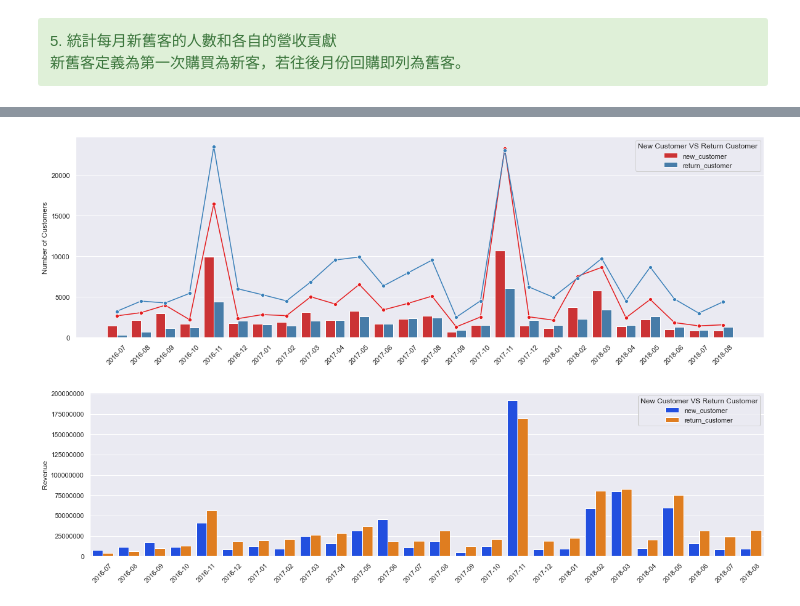
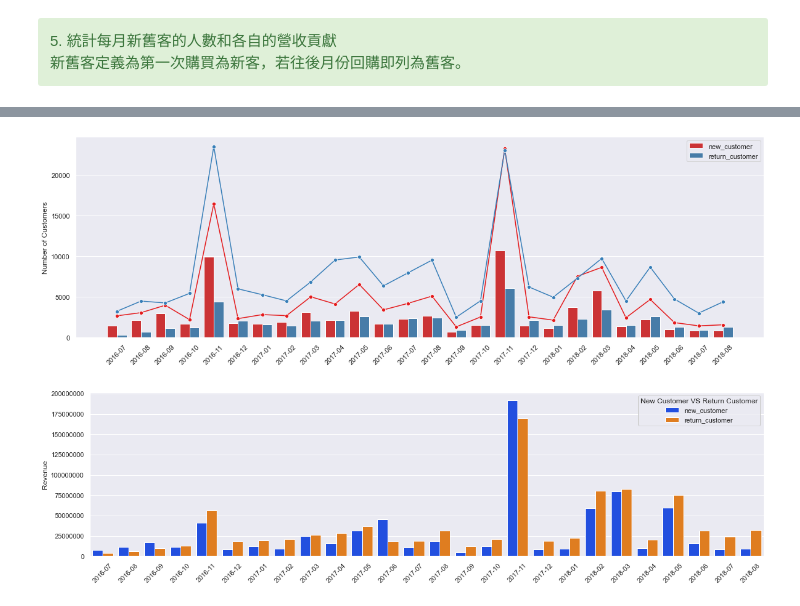
Before and after one commit to LiangYuDer/E-commerce-Analysis, a Jupyter notebook: ec_analysis.ipynb, the cells around one changed output, grey strips where cells are left out. Cells and saved outputs as stored; diff of their text form; code cells hidden in the pictures.

```diff
--- a/ec_analysis.ipynb
+++ b/ec_analysis.ipynb
@@ -302,13 +298,13 @@ iffirst_perchase.head()
 | 7 | 3 | 2016-07-01 | 2017-05 | 473372.0 | completed | 2017-05-19 | BD_BIG DEAL_16 | 350.00 | 1 | ... |
 # %%
 #依照首購時間判斷是否為新舊客
-def oldfriend(creat_d, first_d):
+def ifReturn(creat_d, first_d):
     if creat_d > first_d:
         return "return_customer"
     else:
         return "new_customer"
 
-iffirst_perchase["new_return"] = iffirst_perchase.apply(lambda x: oldfriend(x["created_at_date"],x["first_perchase"]),axis=1)
+iffirst_perchase["new_return"] = iffirst_perchase.apply(lambda x: ifReturn(x["created_at_date"],x["first_perchase"]),axis=1)
 # %%
 iffirst_perchase.head(3)
 # %% [output]
@@ -319,8 +336,11 @@ iffirst_perchase.head(3)
 # %%
+#統計每月新舊客人數、比例、訂單數及消費金額
 new_return_G = iffirst_perchase.groupby(["Year_Month","new_return"])["grand_total"].agg(["sum","count"]).reset_index()
 new_return_C = iffirst_perchase.groupby(["Year_Month","new_return"])["Customer ID"].nunique().reset_index()
-# dt_temN = dt_temS[dt_temS["n_r"] == "new_customer"]
-# dt_temR = dt_temS[dt_temS["n_r"] == "return_customer"]
-new_return_T = new_return_C.merge(new_return_G,how="left")
+monthly_total_C = new_return_C.groupby("Year_Month")["Customer ID"].agg("sum").reset_index()
+monthly_total_C.columns = ["Year_Month","total_customer"]
+new_return_T = pd.merge(new_return_C,new_return_G,how="left")
+new_return_T = pd.merge(new_return_T,monthly_total_C,on="Year_Month",how="left")
+new_return_T["new_return_ratio"] = round(new_return_T["Customer ID"]/new_return_T["total_customer"],2)
 new_return_T.head()
 # %% [output]
@@ -332,0 +364,9 @@ new_return_T.head()
+# %%
+#每月新舊客人數比例
+fig, ax = plt.subplots(figsize=(20, 6))
+sns.set(style="darkgrid",palette="Set1")
+sns.lineplot(data=new_return_T, x="Year_Month", y="new_return_ratio", hue = "new_return", marker= "o")
+ax.set_xlabel("")
+ax.set_ylabel("Number of Customers")
+ax.xaxis.set_tick_params(rotation=45)
+plt.legend();
@@ -333,16 +375,16 @@ new_return_T.head()
 # %%
 #每月新舊客人數圖表 & 訂單數
 fig, ax = plt.subplots(figsize=(20, 6))
 sns.set(style="darkgrid",palette="Set1")
 sns.barplot(data=new_return_T, x="Year_Month", y="Customer ID", hue = "new_return")
 sns.lineplot(data=new_return_T, x="Year_Month", y="count", hue = "new_return", marker= "o", legend= False)
 ax.set_xlabel("")
 ax.set_ylabel("Number of Customers")
 # ax2 = ax.twinx()
 # ax2.set_ylabel("Number of Orders")
 ax.yaxis.get_major_formatter().set_scientific(False)
 ax.xaxis.set_tick_params(rotation=45)
-plt.legend(title="New Customer VS Return Customer");
+plt.legend();
 # %% [output]
-[figure, old version]
+[figure, new version]
 # %%
```
Also changed, not shown: parts of 6 cells of this notebook.
